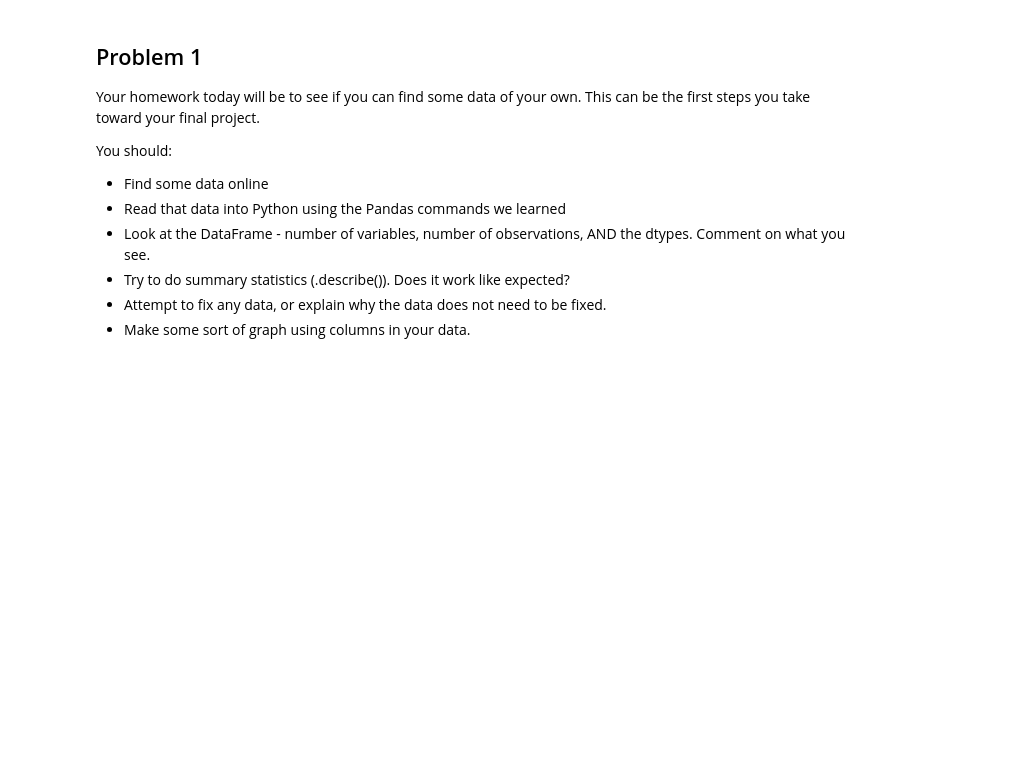
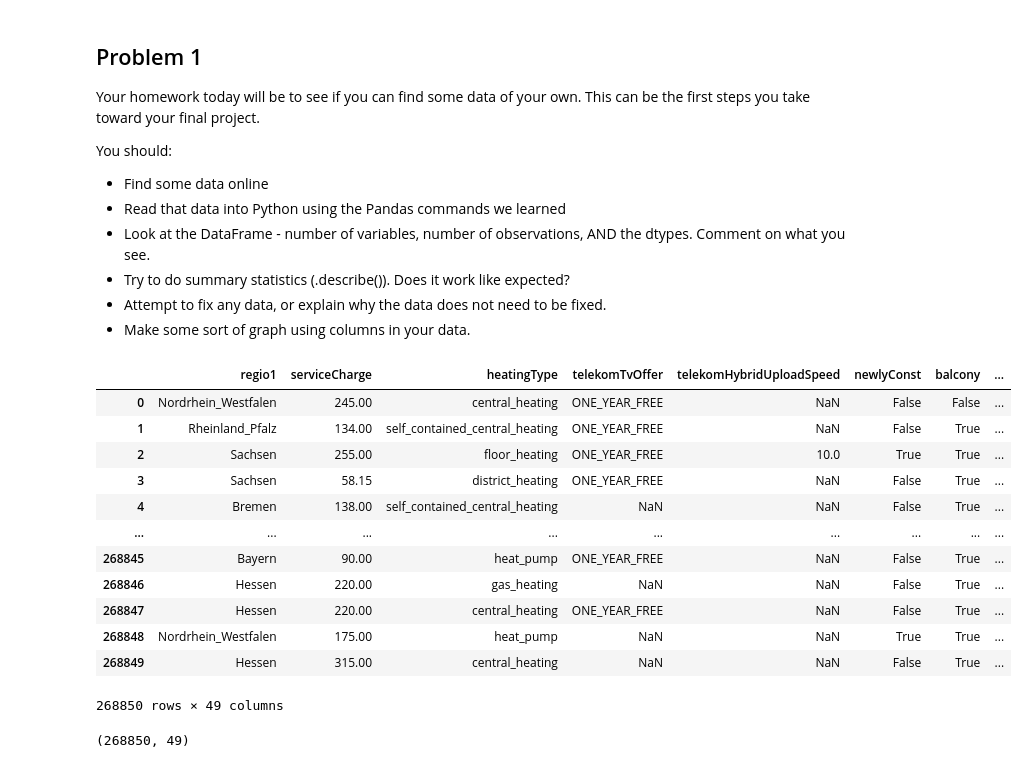
Before and after one commit to julianweber7/Day8, a Jupyter notebook: Day8-HW.ipynb, the cells around one changed output. Saved outputs shown, nothing was run; the diff lists cells and outputs as text; code cells hidden in the pictures; blank space fills up the shorter version.

```diff
--- a/Day8-HW.ipynb
+++ b/Day8-HW.ipynb
@@ -196,3 +196,20 @@ You should:
 * Try to do summary statistics (.describe()). Does it work like expected?
 * Attempt to fix any data, or explain why the data does not need to be fixed.
 * Make some sort of graph using columns in your data.
+# %%
+DF_raw=pd.read_csv('germany realestate.csv')
+DF_raw
+# %% [output]
+|  | regio1 | serviceCharge | heatingType | telekomTvOffer | telekomHybridUploadSpeed | newlyConst | balcony | ... |
+| 0 | Nordrhein_Westfalen | 245.00 | central_heating | ONE_YEAR_FREE | NaN | False | False | ... |
+| 1 | Rheinland_Pfalz | 134.00 | self_contained_central_heating | ONE_YEAR_FREE | NaN | False | True | ... |
+| 2 | Sachsen | 255.00 | floor_heating | ONE_YEAR_FREE | 10.0 | True | True | ... |
+| 3 | Sachsen | 58.15 | district_heating | ONE_YEAR_FREE | NaN | False | True | ... |
+| 4 | Bremen | 138.00 | self_contained_central_heating | NaN | NaN | False | True | ... |
+| ... | ... | ... | ... | ... | ... | ... | ... | ... |
+| 268845 | Bayern | 90.00 | heat_pump | ONE_YEAR_FREE | NaN | False | True | ... |
+| 268846 | Hessen | 220.00 | gas_heating | NaN | NaN | False | True | ... |
+| 268847 | Hessen | 220.00 | central_heating | ONE_YEAR_FREE | NaN | False | True | ... |
+| 268848 | Nordrhein_Westfalen | 175.00 | heat_pump | NaN | NaN | True | True | ... |
+| 268849 | Hessen | 315.00 | central_heating | NaN | NaN | False | True | ... |
+268850 rows × 49 columns
@@ -198,0 +221,4 @@ You should:
+# %%
+DF_raw.shape
+# %% [output]
+(268850, 49)
```
Also changed, not shown: parts of 3 cells of this notebook.
